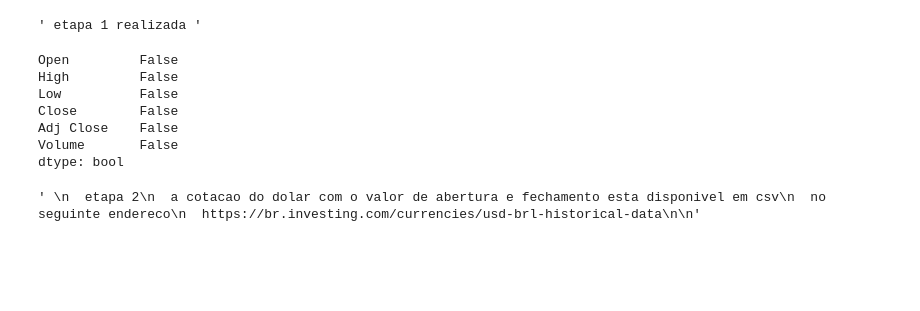
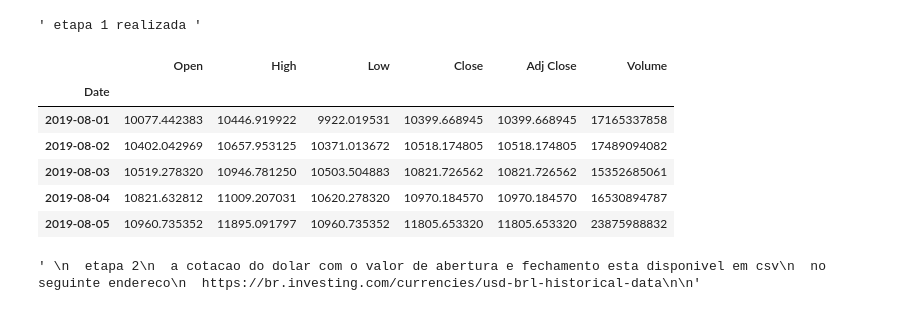
Before and after one commit to Jadeilson08/tcc-data-science, a Jupyter notebook: tcc.ipynb, the cells around one changed output. Drawn from its saved outputs; the diff is of its cells as text; code cells hidden in the pictures; blank space fills up the shorter version.

```diff
--- a/tcc.ipynb
+++ b/tcc.ipynb
@@ -71,15 +71,15 @@ memory usage: 39.9 KB
 # %%
 #verificando se tem algum valor nan ou null
 df_bitcoin.head()
-df_bitcoin.isna().any()
+# df_bitcoin.isna().any()
 # %% [output]
-Open         False
-High         False
-Low          False
-Close        False
-Adj Close    False
-Volume       False
-dtype: bool
+|  | Open | High | Low | Close | Adj Close | Volume |
+| Date |  |  |  |  |  |  |
+| 2019-08-01 | 10077.442383 | 10446.919922 | 9922.019531 | 10399.668945 | 10399.668945 | 17165337858 |
+| 2019-08-02 | 10402.042969 | 10657.953125 | 10371.013672 | 10518.174805 | 10518.174805 | 17489094082 |
+| 2019-08-03 | 10519.278320 | 10946.781250 | 10503.504883 | 10821.726562 | 10821.726562 | 15352685061 |
+| 2019-08-04 | 10821.632812 | 11009.207031 | 10620.278320 | 10970.184570 | 10970.184570 | 16530894787 |
+| 2019-08-05 | 10960.735352 | 11895.091797 | 10960.735352 | 11805.653320 | 11805.653320 | 23875988832 |
 # %%
 '''
   etapa 2
```
Also changed, not shown: parts of 8 cells of this notebook.
